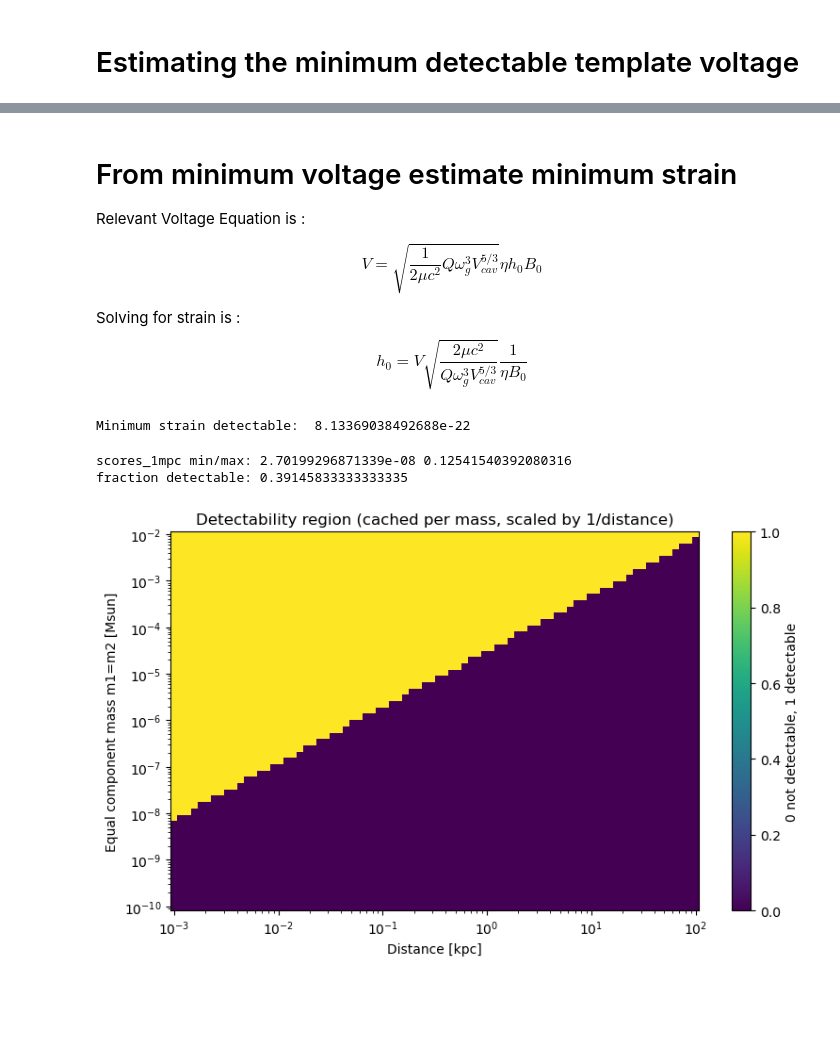
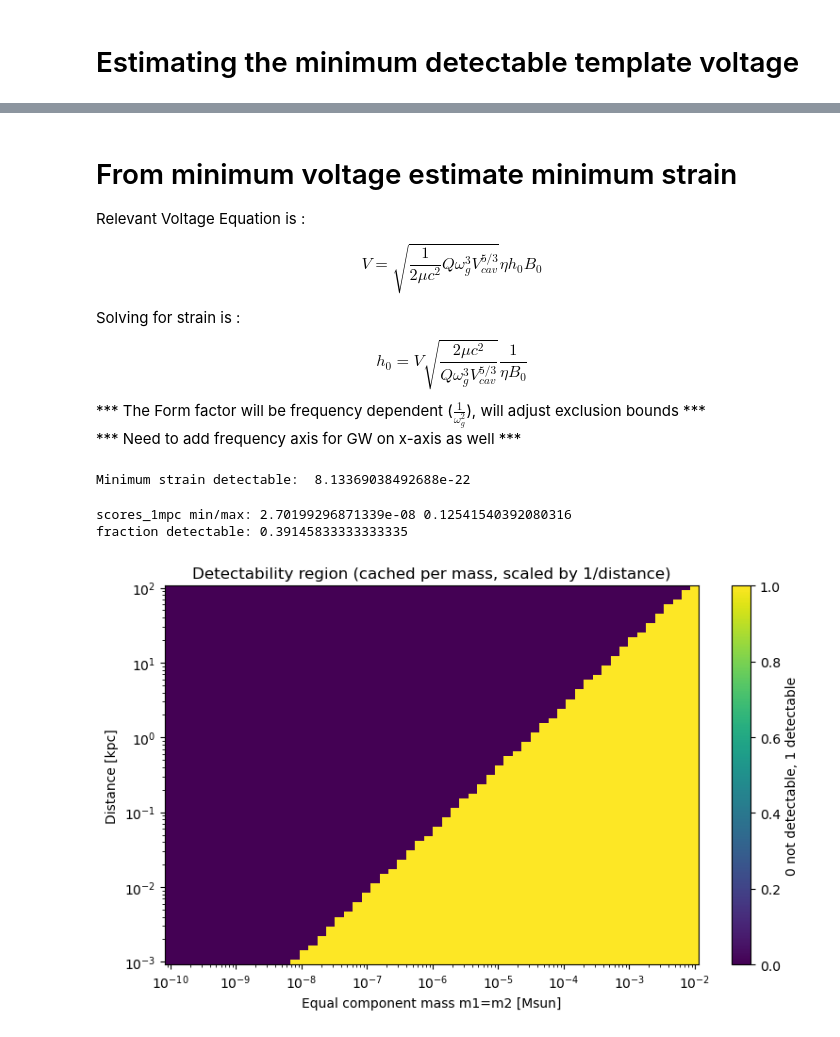
Before and after one commit to cewasiuk/ADMX-Gravitational-Wave-Analysis, a Jupyter notebook: MF_TEST.ipynb, the cells around one changed output, grey strips where cells are left out. Cells and saved outputs as stored; diff of their text form; code cells hidden in the pictures; blank space fills up the shorter version.

```diff
--- a/MF_TEST.ipynb
+++ b/MF_TEST.ipynb
@@ -563,6 +595,8 @@ $$ V = \sqrt{\frac{1}{2 \mu c^2} Q \omega_g^3 V_{cav}^{5/3}} \eta h_0 B_0 $$
 
 Solving for strain is :
 $$ h_0 = V \sqrt{\frac{2 \mu c^2}{ Q \omega_g^3 V_{cav}^{5/3}} } \frac{1}{\eta B_0} $$
+*** The Form factor will be frequency dependent ($\frac{1}{\omega_g^2}$), will adjust exclusion bounds *** \
+*** Need to add frequency axis for GW on x-axis as well ***
 # %%
 V_min = 1e-12 # Placeholder
 
@@ -631,38 +709,47 @@ for i, m in enumerate(masses):
     scores_1mpc[i] = float(np.max(ratio_1mpc))
 
 print("scores_1mpc min/max:", scores_1mpc.min(), scores_1mpc.max())
 
 # Now fill detectability map cheaply using distance scaling
 # score(m, d) = score_1mpc(m) * (ref_distance_mpc / d_mpc)
 # Detectable if score >= 1
 target = 1.0
 
 detect_map = np.zeros((len(masses), len(distances_mpc)), dtype=bool)
 score_map = np.zeros_like(detect_map, dtype=np.float64)
 
 for i, sc in enumerate(scores_1mpc):
     # vectorized over distances
     sc_d = sc * (ref_distance_mpc / distances_mpc)
     score_map[i, :] = sc_d
     detect_map[i, :] = (sc_d >= target)
 
 print("fraction detectable:", detect_map.mean())
 
-# Two-color plot
 plt.figure(figsize=(8, 5))
-plt.pcolormesh(distances_kpc, masses, detect_map.astype(float), shading="auto")
+
+plt.pcolormesh(
+    masses,                  # x axis now mass
+    distances_kpc,           # y axis now distance
+    detect_map.T.astype(float),  # transpose!
+    shading="auto"
+)
+
 plt.xscale("log")
 plt.yscale("log")
-plt.xlabel("Distance [kpc]")
-plt.ylabel("Equal component mass m1=m2 [Msun]")
+
+plt.xlabel("Equal component mass m1=m2 [Msun]")
+plt.ylabel("Distance [kpc]")
+
 plt.title("Detectability region (cached per mass, scaled by 1/distance)")
 plt.colorbar(label="0 not detectable, 1 detectable")
+
 plt.tight_layout()
 plt.show()
 # %% [output]
 scores_1mpc min/max: 2.70199296871339e-08 0.12541540392080316
 fraction detectable: 0.39145833333333335
-[figure, old version]
+[figure, new version]
 # %%
 # dmax_kpc = scores_1mpc * 1000.0  # since ref_distance_mpc = 1
 
```
Also changed, not shown: parts of 6 cells of this notebook, 3 other files.
